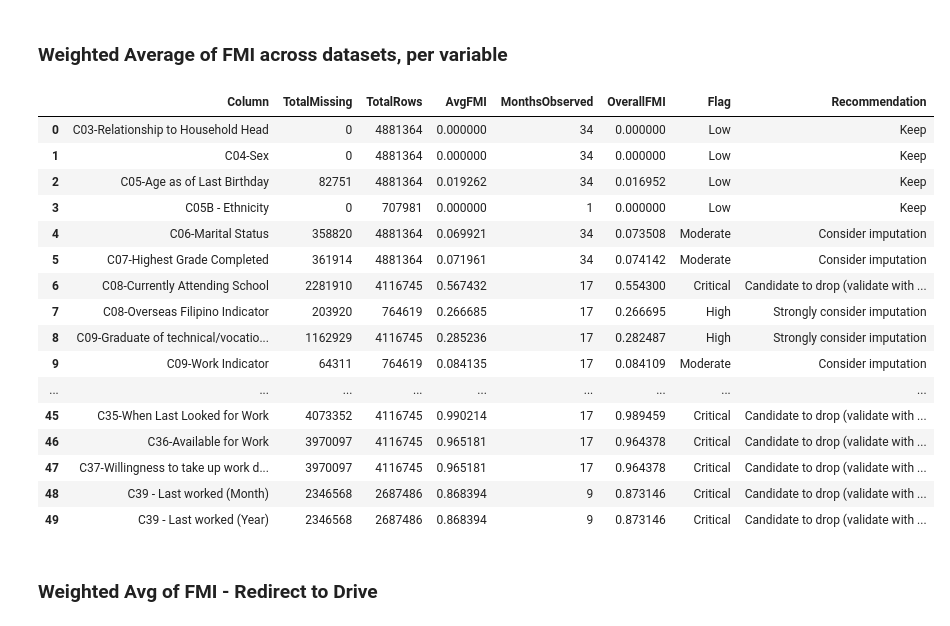
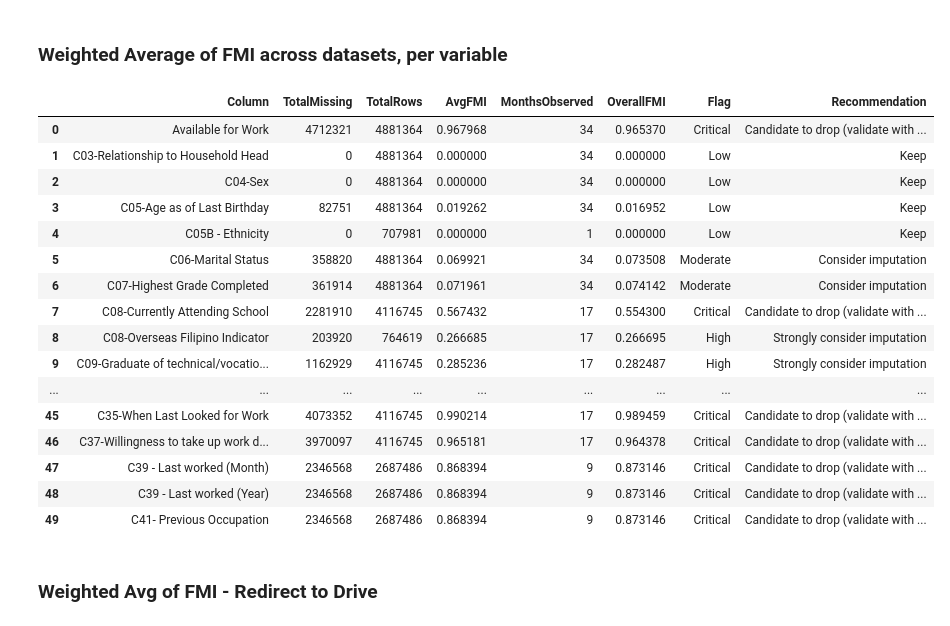
Before and after one commit to clemweb3/Preprocessing, a Jupyter notebook: Notebooks/Reshaping, Decoding.ipynb, the cells around one changed output. Drawn from its saved outputs; the diff is of its cells as text; code cells hidden in the pictures.

Commit message:
Standardized the labels for 'C27-Available for Work' and 'C36-Available for Work' to a unified binary format ('Yes', 'No') and renamed the variable name to 'Available for Work'.

```diff
--- a/Notebooks/Reshaping, Decoding.ipynb
+++ b/Notebooks/Reshaping, Decoding.ipynb
@@ -2794,25 +2906,13 @@ apr_2018_report.head(50)
 # %% [markdown]
 ### Batch/Automation Runner - Redirect in Drive
 # %%
-import os
-import pandas as pd
-# Import the necessary functions from Code Block 1 (fmi_scan_csv)
-
-# Define the source folder for the unified data
-RENAMED_FOLDER = "Renamed Fully Decoded Surveys"
-# --- MODIFICATION: New Output Folder Name ---
-NEW_FMI_FOLDER = "New FMI Reports"
-
-base_path = r"G:\.shortcut-targets-by-id\1VctTphaltRx4xcPxmTJlRTrxLalyuEt8\Labor Force Survey"
-
-decoded_path = os.path.join(base_path, RENAMED_FOLDER)
-# --- MODIFICATION: Update output_root ---
-output_root = os.path.join(base_path, NEW_FMI_FOLDER)
+decoded_path = os.path.join(base_path, "Renamed Fully Decoded Surveys")
+output_root = os.path.join(base_path, "FMI Reports")
 
 print("===============================================")
-print("STARTING BATCH FMI REPORTS (Using Unified Headers)")
+print("STARTING BATCH FMI REPORTS")
 print(f"Source: {decoded_path}")
-print(f"Dest:   {output_root}")
+print(f"Dest:   {output_root}")
 print("===============================================\n")
 
 success_count = 0
@@ -2824,7 +2924,6 @@ for year in os.listdir(decoded_path):
         continue
 
     output_year_folder = os.path.join(output_root, year)
-    # This line creates the "New FMI Reports" folder and its yearly subfolders
     os.makedirs(output_year_folder, exist_ok=True)
 
     for file in os.listdir(year_folder):
@@ -2837,17 +2936,16 @@ for year in os.listdir(decoded_path):
         print(f"Processing: {month} {year}...")
 
         try:
-            # Assuming fmi_scan_csv is defined in the environment
             report = fmi_scan_csv(file_path, year, month)
             out_file = os.path.join(output_year_folder, f"FMI_{month}_{year}.csv")
             report.to_csv(out_file, index=False)
 
-            print(f"   [OK] Scanned {len(report)} variables.")
-            print(f"   [SAVED] FMI_{month}_{year}.csv")
+            print(f"   [OK] Scanned {len(report)} variables.")
+            print(f"   [SAVED] FMI_{month}_{year}.csv")
             print("----------------------------------------")
             success_count += 1
         except Exception as e:
-            print(f"   [ERROR] {file} → {e}")
+            print(f"   [ERROR] {file} → {e}")
             print("----------------------------------------")
             error_count += 1
 
@@ -2873,13 +2971,8 @@ COMPLETED. Success: 34 | Errors: 0
 # %% [markdown]
 ### Weighted Average of FMI across datasets, per variable
 # %%
-import os
-import pandas as pd
 
-# Define the base path (Must be consistent across all blocks)
-base_path = r"G:\.shortcut-targets-by-id\1VctTphaltRx4xcPxmTJlRTrxLalyuEt8\Labor Force Survey"
-# --- MODIFICATION: Point to the new FMI folder ---
-reports_root = os.path.join(base_path, "New FMI Reports")
+reports_root = os.path.join(base_path, "FMI Reports")
 
 # --- Load all monthly FMI reports ---
 all_reports = []
@@ -2891,7 +2984,6 @@ for year in os.listdir(reports_root):
         if not file.endswith(".csv"):
             continue
         file_path = os.path.join(year_folder, file)
-        # Load the monthly report generated from the unified data
         df = pd.read_csv(file_path)
         all_reports.append(df)
 
@@ -2899,56 +2991,54 @@ for year in os.listdir(reports_root):
 combined = pd.concat(all_reports, ignore_index=True)
 
 # --- Aggregate per variable across all years/months ---
-# The 'Column' names here are now the unified names (e.g., Urban-RuralFIES)
 FMI_summary = (
     combined.groupby("Column")
     .agg(
         TotalMissing=("Missing", "sum"),
         TotalRows=("Total", "sum"),
         AvgFMI=("FMI", "mean"),
         MonthsObserved=("Year", "count")
     )
     .reset_index()
 )
 
 # Compute overall FMI (weighted by total rows)
-# This is the definitive metric for missingness across the entire 2018-2024 dataset.
 FMI_summary["OverallFMI"] = FMI_summary["TotalMissing"] / FMI_summary["TotalRows"]
 
 # Flag severity based on OverallFMI
 def flag_and_rec(fmi):
     if fmi < 0.05:
         return "Low", "Keep"
     elif fmi < 0.20:
         return "Moderate", "Consider imputation"
     elif fmi < 0.40:
         return "High", "Strongly consider imputation"
     else:
         return "Critical", "Candidate to drop (validate with business logic)"
 
 FMI_summary[["Flag", "Recommendation"]] = FMI_summary["OverallFMI"].apply(
     lambda x: pd.Series(flag_and_rec(x))
 )
 
 FMI_summary.head(50)
 # %% [output]
 |  | Column | TotalMissing | TotalRows | AvgFMI | MonthsObserved | OverallFMI | Flag | Recommendation |
-| 0 | C03-Relationship to Household Head | 0 | 4881364 | 0.000000 | 34 | 0.000000 | Low | Keep |
-| 1 | C04-Sex | 0 | 4881364 | 0.000000 | 34 | 0.000000 | Low | Keep |
-| 2 | C05-Age as of Last Birthday | 82751 | 4881364 | 0.019262 | 34 | 0.016952 | Low | Keep |
-| 3 | C05B - Ethnicity | 0 | 707981 | 0.000000 | 1 | 0.000000 | Low | Keep |
-| 4 | C06-Marital Status | 358820 | 4881364 | 0.069921 | 34 | 0.073508 | Moderate | Consider imputation |
-| 5 | C07-Highest Grade Completed | 361914 | 4881364 | 0.071961 | 34 | 0.074142 | Moderate | Consider imputation |
-| 6 | C08-Currently Attending School | 2281910 | 4116745 | 0.567432 | 17 | 0.554300 | Critical | Candidate to drop (validate with ... |
-| 7 | C08-Overseas Filipino Indicator | 203920 | 764619 | 0.266685 | 17 | 0.266695 | High | Strongly consider imputation |
-| 8 | C09-Graduate of technical/vocatio... | 1162929 | 4116745 | 0.285236 | 17 | 0.282487 | High | Strongly consider imputation |
-| 9 | C09-Work Indicator | 64311 | 764619 | 0.084135 | 17 | 0.084109 | Moderate | Consider imputation |
+| 0 | Available for Work | 4712321 | 4881364 | 0.967968 | 34 | 0.965370 | Critical | Candidate to drop (validate with ... |
+| 1 | C03-Relationship to Household Head | 0 | 4881364 | 0.000000 | 34 | 0.000000 | Low | Keep |
+| 2 | C04-Sex | 0 | 4881364 | 0.000000 | 34 | 0.000000 | Low | Keep |
+| 3 | C05-Age as of Last Birthday | 82751 | 4881364 | 0.019262 | 34 | 0.016952 | Low | Keep |
+| 4 | C05B - Ethnicity | 0 | 707981 | 0.000000 | 1 | 0.000000 | Low | Keep |
+| 5 | C06-Marital Status | 358820 | 4881364 | 0.069921 | 34 | 0.073508 | Moderate | Consider imputation |
+| 6 | C07-Highest Grade Completed | 361914 | 4881364 | 0.071961 | 34 | 0.074142 | Moderate | Consider imputation |
+| 7 | C08-Currently Attending School | 2281910 | 4116745 | 0.567432 | 17 | 0.554300 | Critical | Candidate to drop (validate with ... |
+| 8 | C08-Overseas Filipino Indicator | 203920 | 764619 | 0.266685 | 17 | 0.266695 | High | Strongly consider imputation |
+| 9 | C09-Graduate of technical/vocatio... | 1162929 | 4116745 | 0.285236 | 17 | 0.282487 | High | Strongly consider imputation |
 | ... | ... | ... | ... | ... | ... | ... | ... | ... |
 | 45 | C35-When Last Looked for Work | 4073352 | 4116745 | 0.990214 | 17 | 0.989459 | Critical | Candidate to drop (validate with ... |
-| 46 | C36-Available for Work | 3970097 | 4116745 | 0.965181 | 17 | 0.964378 | Critical | Candidate to drop (validate with ... |
-| 47 | C37-Willingness to take up work d... | 3970097 | 4116745 | 0.965181 | 17 | 0.964378 | Critical | Candidate to drop (validate with ... |
-| 48 | C39 - Last worked (Month) | 2346568 | 2687486 | 0.868394 | 9 | 0.873146 | Critical | Candidate to drop (validate with ... |
-| 49 | C39 - Last worked (Year) | 2346568 | 2687486 | 0.868394 | 9 | 0.873146 | Critical | Candidate to drop (validate with ... |
+| 46 | C37-Willingness to take up work d... | 3970097 | 4116745 | 0.965181 | 17 | 0.964378 | Critical | Candidate to drop (validate with ... |
+| 47 | C39 - Last worked (Month) | 2346568 | 2687486 | 0.868394 | 9 | 0.873146 | Critical | Candidate to drop (validate with ... |
+| 48 | C39 - Last worked (Year) | 2346568 | 2687486 | 0.868394 | 9 | 0.873146 | Critical | Candidate to drop (validate with ... |
+| 49 | C41- Previous Occupation | 2346568 | 2687486 | 0.868394 | 9 | 0.873146 | Critical | Candidate to drop (validate with ... |
 # %% [markdown]
 ### Weighted Avg of FMI - Redirect to Drive
 # %%
```
Also changed, not shown: parts of 29 cells of this notebook.
